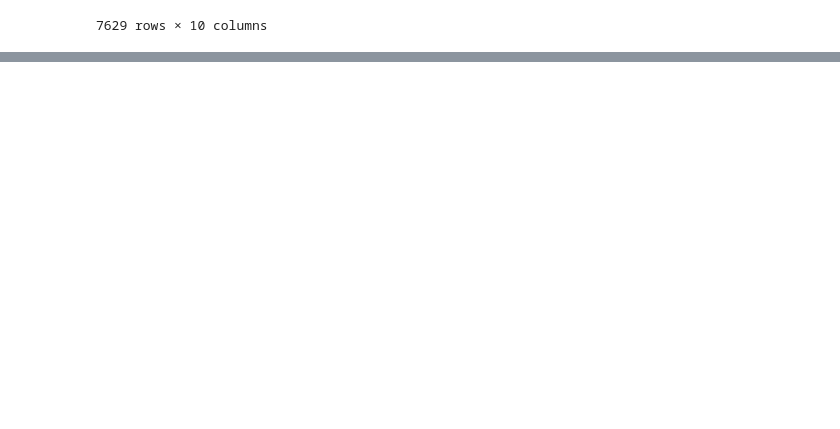
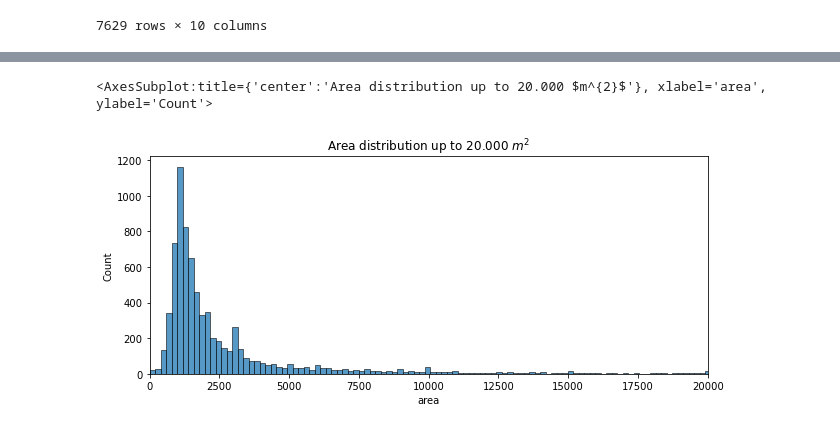
Before and after one commit to 5piotr/real_estate_price_estimator, a Jupyter notebook: data_analysis.ipynb, the cells around one changed output, grey strips where cells are left out. Saved outputs shown, nothing was run; the diff lists cells and outputs as text; code cells hidden in the pictures; blank space fills up the shorter version.

```diff
--- a/data_analysis.ipynb
+++ b/data_analysis.ipynb
@@ -27,0 +52,8 @@ NameError: name 'pd' is not defined
+# %%
+plt.figure(figsize=(10,4))
+plt.xlim(0,20000)
+plt.title('Area distribution up to 20.000 ' + r'$m^{2}$')
+sns.histplot(frame['area'])
+# %% [output]
+<AxesSubplot:title={'center':'Area distribution up to 20.000 $m^{2}$'}, xlabel='area', ylabel='Count'>
+[figure, added]
```
Also changed, not shown: parts of 9 cells of this notebook, 1 other file.
